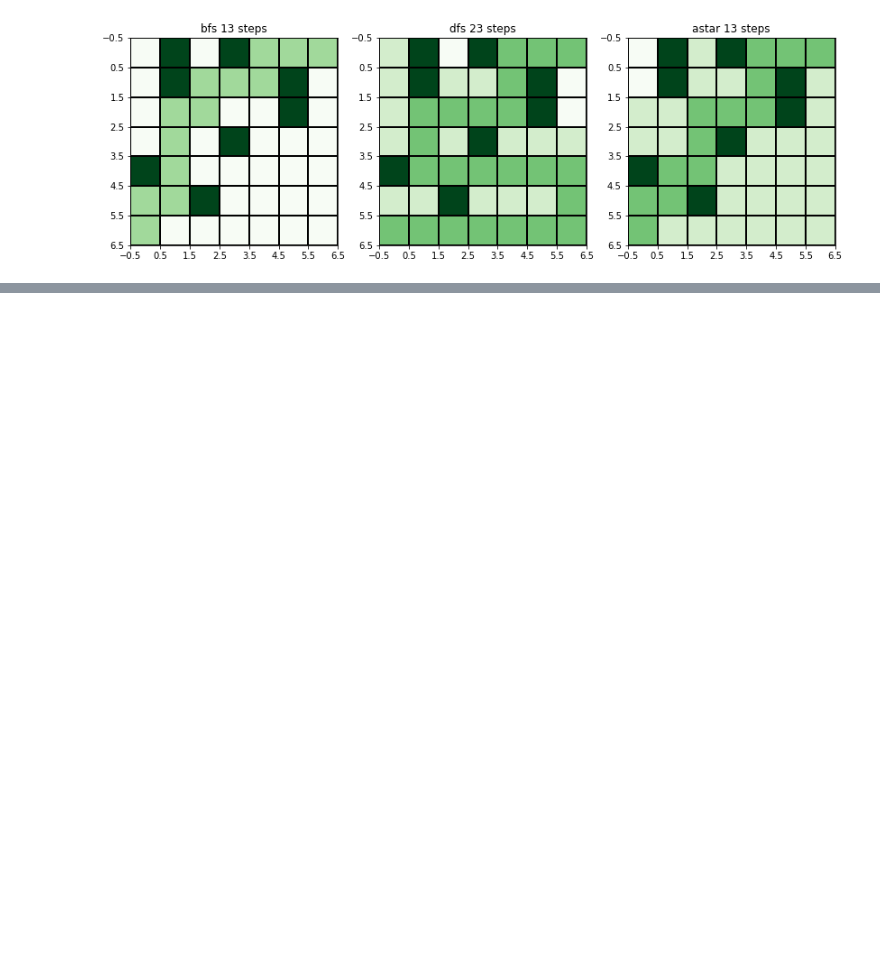
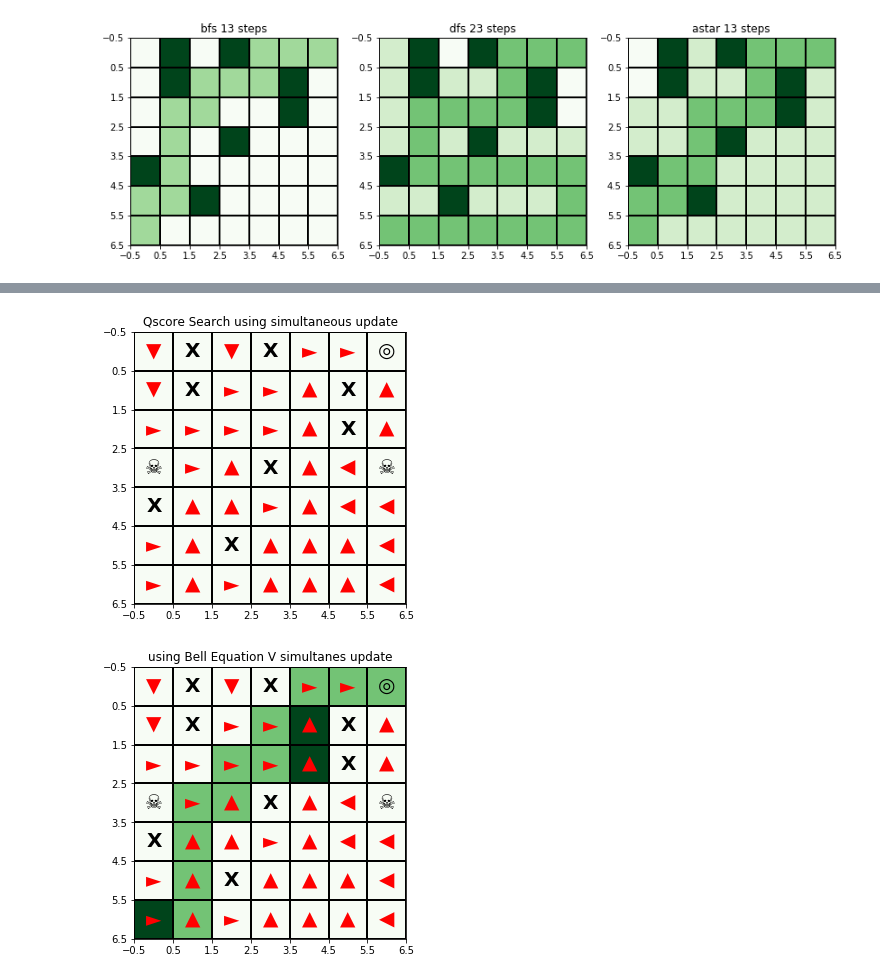
Before and after one commit to chihoxtra/reinforcement_learning, a Jupyter notebook: [PlayAround][Reinforcement Learning].ipynb, the cells around one changed output, grey strips where cells are left out. Cells and saved outputs as stored; diff of their text form; code cells hidden in the pictures; blank space fills up the shorter version.

```diff
--- a/[PlayAround][Reinforcement Learning].ipynb
+++ b/[PlayAround][Reinforcement Learning].ipynb
@@ -594,3 +657,16 @@ showSearchPolicy(p1, s2, title='using Bell Equation simultanes update')
+# %%
+################ Method 3: Bell Equation using Q ########################
+s2 = RL_SearchAgent(p1, gamma=0.90, initialState = (1,1))
+
+s2.trainModelBellEquationV(epoche=100, offPolicyThreshold=0.0)
+#since we update all possible states, we might not need off policy in this case
+displayRLMaze(p1, s2, [],'Qscore Search using simultaneous update')
+# Note that there is no path in this concept because all states are updated in an epoch
+
+showSearchPolicy(p1, s2, title='using Bell Equation V simultanes update')
+# %% [output]
+[figure, added]
+[figure, added]
 # %% [markdown]
 ### Learning Summary ###
 <ul>
```
Also changed, not shown: parts of 10 cells of this notebook.
